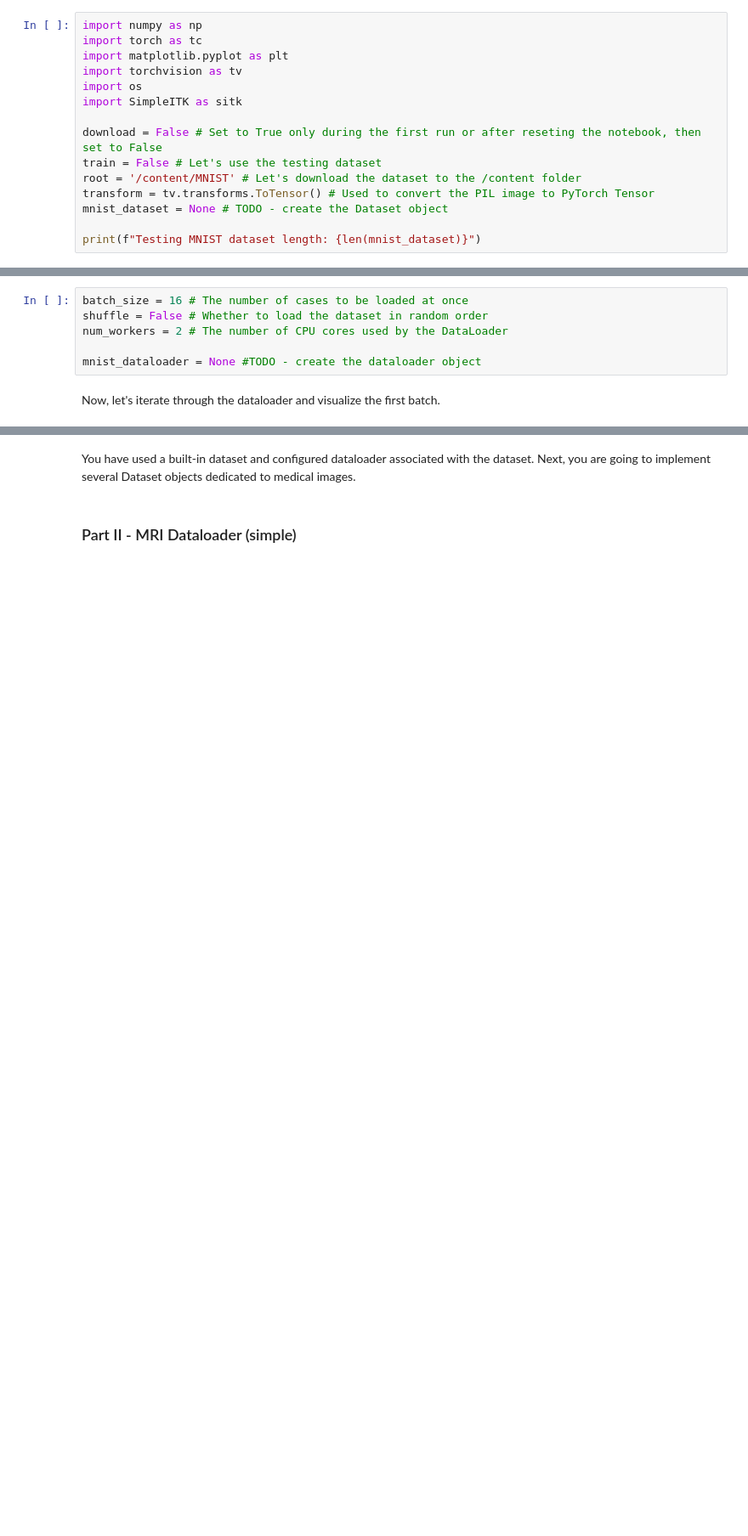
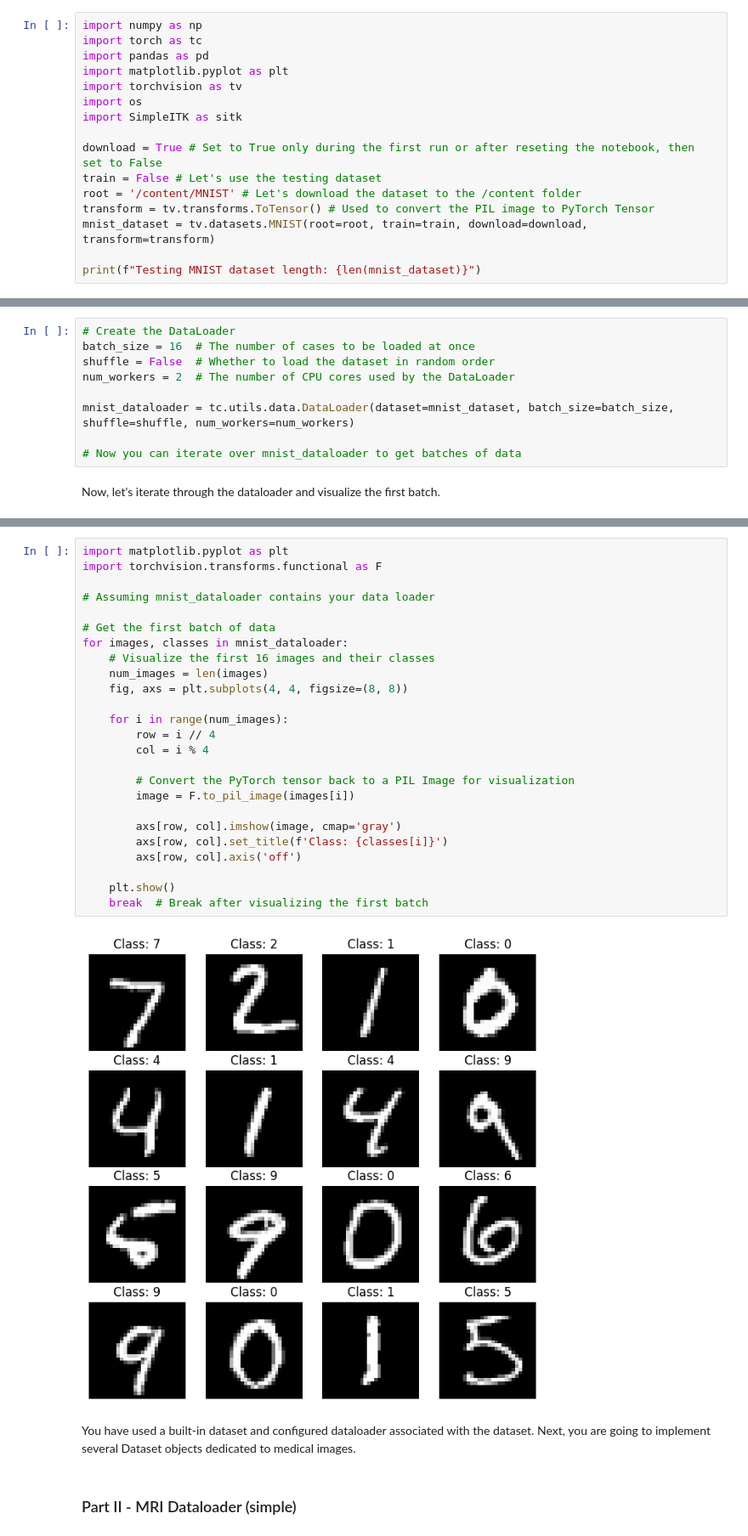
Before and after one commit to Mateleo/EmbeddedAI, a Jupyter notebook: Medical/Lab3_ToComplete.ipynb, the cells around one changed output, grey strips where cells are left out. Shown: that part at 85% size. Saved outputs shown, nothing was run; the diff lists cells and outputs as text; blank space fills up the shorter version.

```diff
--- a/Medical/Lab3_ToComplete.ipynb
+++ b/Medical/Lab3_ToComplete.ipynb
@@ -34,16 +34,17 @@ Let's start with creating the Dataset object:
 # %%
 import numpy as np
 import torch as tc
+import pandas as pd
 import matplotlib.pyplot as plt
 import torchvision as tv
 import os
 import SimpleITK as sitk
 
-download = False # Set to True only during the first run or after reseting the notebook, then set to False
+download = True # Set to True only during the first run or after reseting the notebook, then set to False
 train = False # Let's use the testing dataset
 root = '/content/MNIST' # Let's download the dataset to the /content folder
 transform = tv.transforms.ToTensor() # Used to convert the PIL image to PyTorch Tensor
-mnist_dataset = None # TODO - create the Dataset object
+mnist_dataset = tv.datasets.MNIST(root=root, train=train, download=download, transform=transform)
 
 print(f"Testing MNIST dataset length: {len(mnist_dataset)}")
 # %% [output]
@@ -53,10 +52,13 @@ Testing MNIST dataset length: 10000
 # %% [markdown]
 Now create the assosciated Dataloader:
 # %%
-batch_size = 16 # The number of cases to be loaded at once
-shuffle = False # Whether to load the dataset in random order
-num_workers = 2 # The number of CPU cores used by the DataLoader
+# Create the DataLoader
+batch_size = 16  # The number of cases to be loaded at once
+shuffle = False  # Whether to load the dataset in random order
+num_workers = 2  # The number of CPU cores used by the DataLoader
 
-mnist_dataloader = None #TODO - create the dataloader object
+mnist_dataloader = tc.utils.data.DataLoader(dataset=mnist_dataset, batch_size=batch_size, shuffle=shuffle, num_workers=num_workers)
+
+# Now you can iterate over mnist_dataloader to get batches of data
 # %% [markdown]
 Now, let's iterate through the dataloader and visualize the first batch.
@@ -70,3 +65,30 @@ for images, classes in mnist_dataloader:
+# %%
+import matplotlib.pyplot as plt
+import torchvision.transforms.functional as F
+
+# Assuming mnist_dataloader contains your data loader
+
+# Get the first batch of data
+for images, classes in mnist_dataloader:
+    # Visualize the first 16 images and their classes
+    num_images = len(images)
+    fig, axs = plt.subplots(4, 4, figsize=(8, 8))
+
+    for i in range(num_images):
+        row = i // 4
+        col = i % 4
+
+        # Convert the PyTorch tensor back to a PIL Image for visualization
+        image = F.to_pil_image(images[i])
+
+        axs[row, col].imshow(image, cmap='gray')
+        axs[row, col].set_title(f'Class: {classes[i]}')
+        axs[row, col].axis('off')
+
+    plt.show()
+    break  # Break after visualizing the first batch
+# %% [output]
+[figure, added]
 # %% [markdown]
 You have used a built-in dataset and configured dataloader associated with the dataset. Next, you are going to implement several Dataset objects dedicated to medical images.
 # %% [markdown]
```
Also changed, not shown: parts of 15 cells of this notebook, 2 other files.
